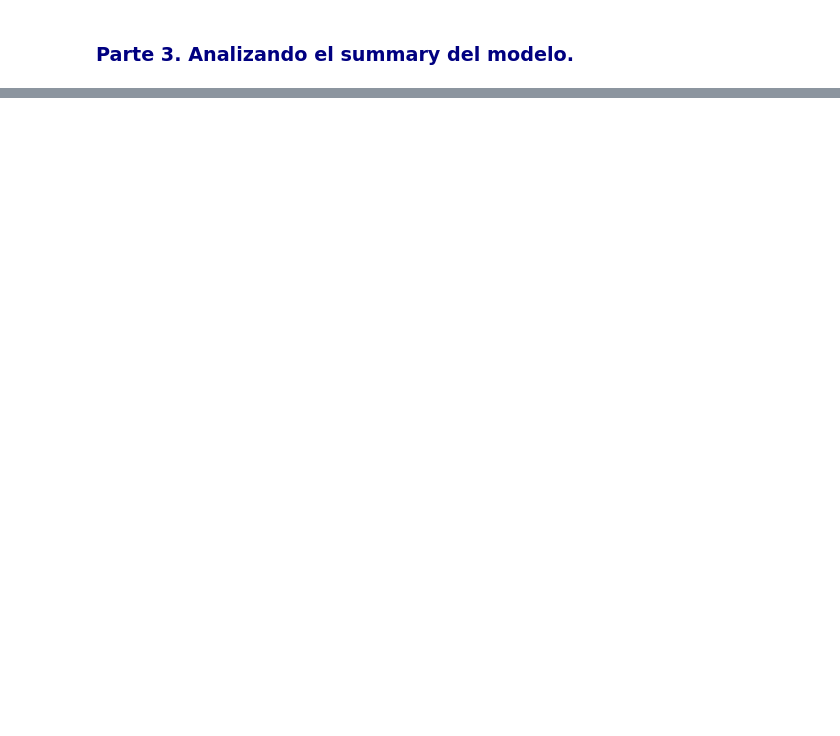
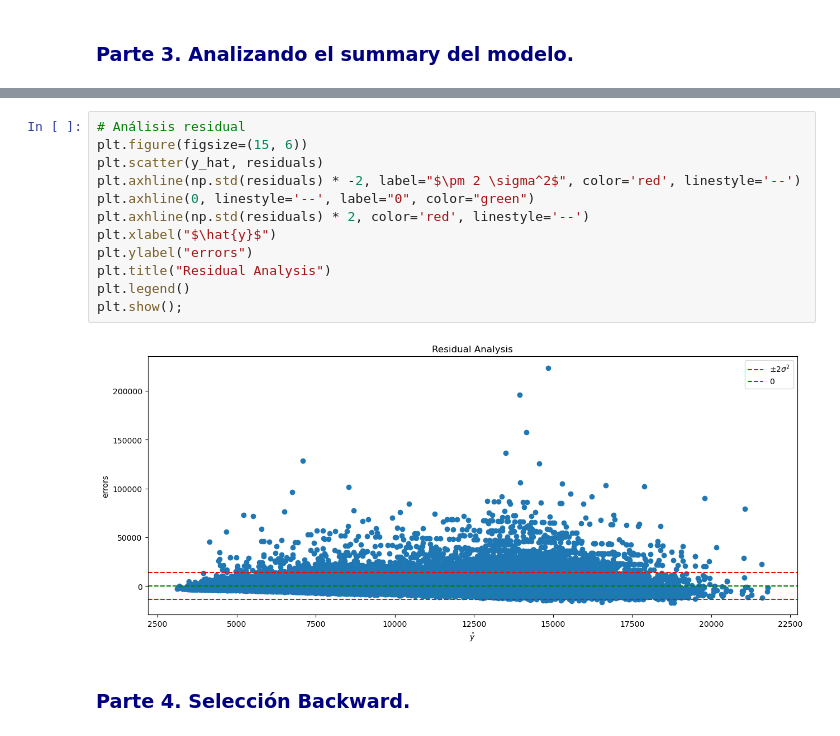
Before and after one commit to lbeltran-dev/Analisis-De-Ingreso-Mensual-En-Mexico-ENOE-2025-T1, a Jupyter notebook: Tarea5_FernandoHernandez_LuisBeltran.ipynb, the cells around one changed output, grey strips where cells are left out. Cells and saved outputs as stored; diff of their text form; blank space fills up the shorter version.

```diff
--- a/Tarea5_FernandoHernandez_LuisBeltran.ipynb
+++ b/Tarea5_FernandoHernandez_LuisBeltran.ipynb
@@ -542,0 +611,16 @@ Dataset del modelo: (78840, 9)
+# %%
+# Análisis residual
+plt.figure(figsize=(15, 6))
+plt.scatter(y_hat, residuals)
+plt.axhline(np.std(residuals) * -2, label="$\pm 2 \sigma^2$", color='red', linestyle='--')
+plt.axhline(0, linestyle='--', label="0", color="green")
+plt.axhline(np.std(residuals) * 2, color='red', linestyle='--')
+plt.xlabel("$\hat{y}$")
+plt.ylabel("errors")
+plt.title("Residual Analysis")
+plt.legend()
+plt.show();
+# %% [output]
+[figure, added]
+# %% [markdown]
+### <font color='navy'> Parte 4. Selección Backward.
```
Also changed, not shown: parts of 8 cells of this notebook.
